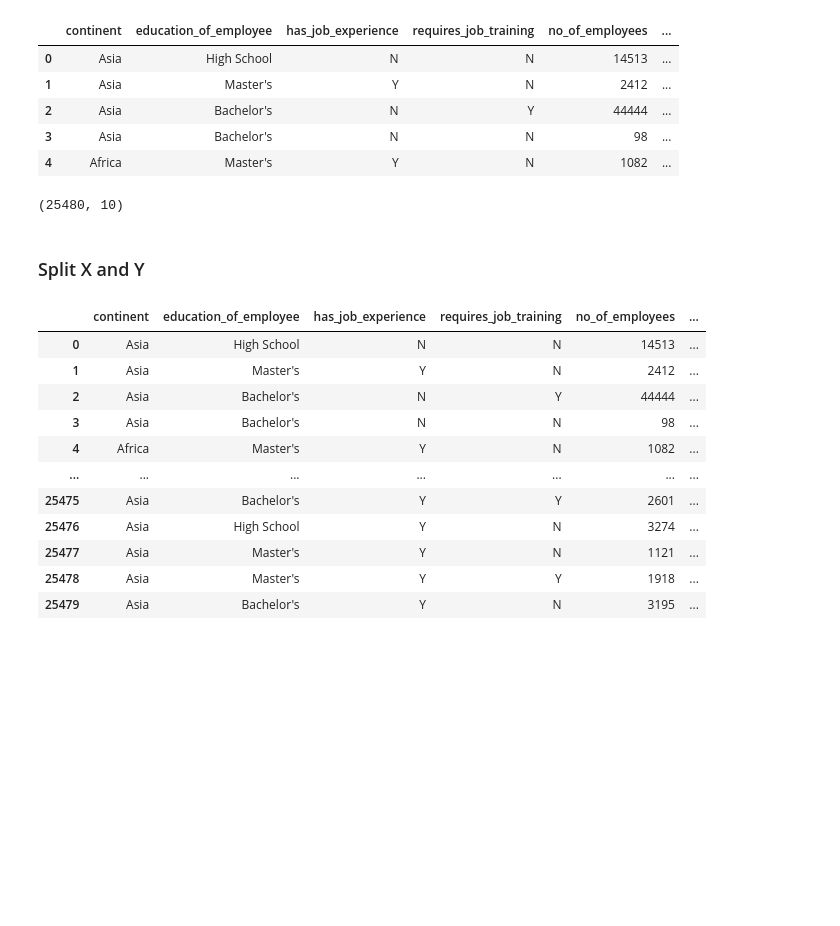
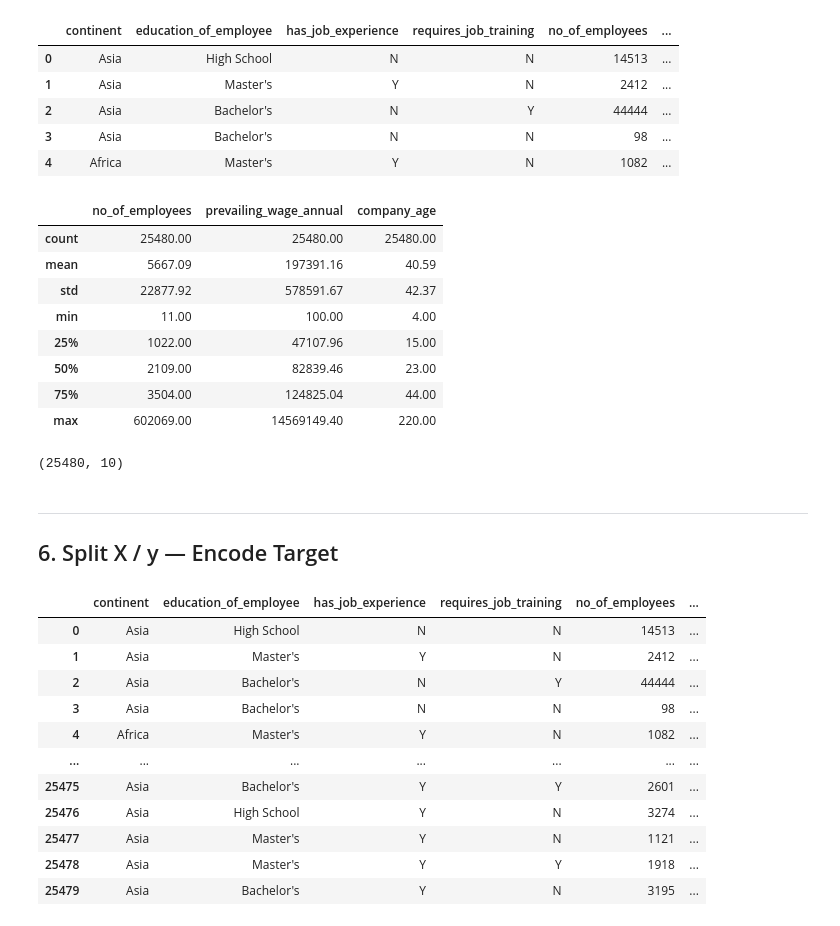
Before and after one commit to mitpatel3008/US-VisaApproval, a Jupyter notebook: notebook/feature_engineering_and_model_training.ipynb, the cells around one changed output. Saved outputs shown, nothing was run; the diff lists cells and outputs as text; code cells hidden in the pictures; blank space fills up the shorter version.

```diff
--- a/notebook/feature_engineering_and_model_training.ipynb
+++ b/notebook/feature_engineering_and_model_training.ipynb
@@ -172,4 +208,4 @@ df.shape
 todays_date = date.today()
 current_year= todays_date.year
 # %%
-current_year
+REFERENCE_YEAR = 2020
@@ -178,7 +212,7 @@ current_year
 # %% [markdown]
 **Subtract current year with year of estab to get company's age**
 # %%
-df['company_age'] = current_year-df['yr_of_estab']
+df['company_age'] = REFERENCE_YEAR - df['yr_of_estab']
 # %%
 df.head()
 # %% [output]
@@ -191,12 +225,25 @@ df.head()
 # %%
 # 5.2 Drop yr_of_estab — replaced by company_age
 df.drop(columns=['yr_of_estab'], inplace=True)
+# %%
+df.describe()
+# %% [output]
+|  | no_of_employees | prevailing_wage_annual | company_age |
+| count | 25480.00 | 25480.00 | 25480.00 |
+| mean | 5667.09 | 197391.16 | 40.59 |
+| std | 22877.92 | 578591.67 | 42.37 |
+| min | 11.00 | 100.00 | 4.00 |
+| 25% | 1022.00 | 47107.96 | 15.00 |
+| 50% | 2109.00 | 82839.46 | 23.00 |
+| 75% | 3504.00 | 124825.04 | 44.00 |
+| max | 602069.00 | 14569149.40 | 220.00 |
 # %%
 df.shape
 # %% [output]
 (25480, 10)
 # %% [markdown]
-### Split X and Y
+---
+## 6. Split X / y — Encode Target
 # %%
 X = df.drop('case_status', axis=1)
 y = df['case_status']
```
Also changed, not shown: parts of 40 cells of this notebook, 6 other files.
